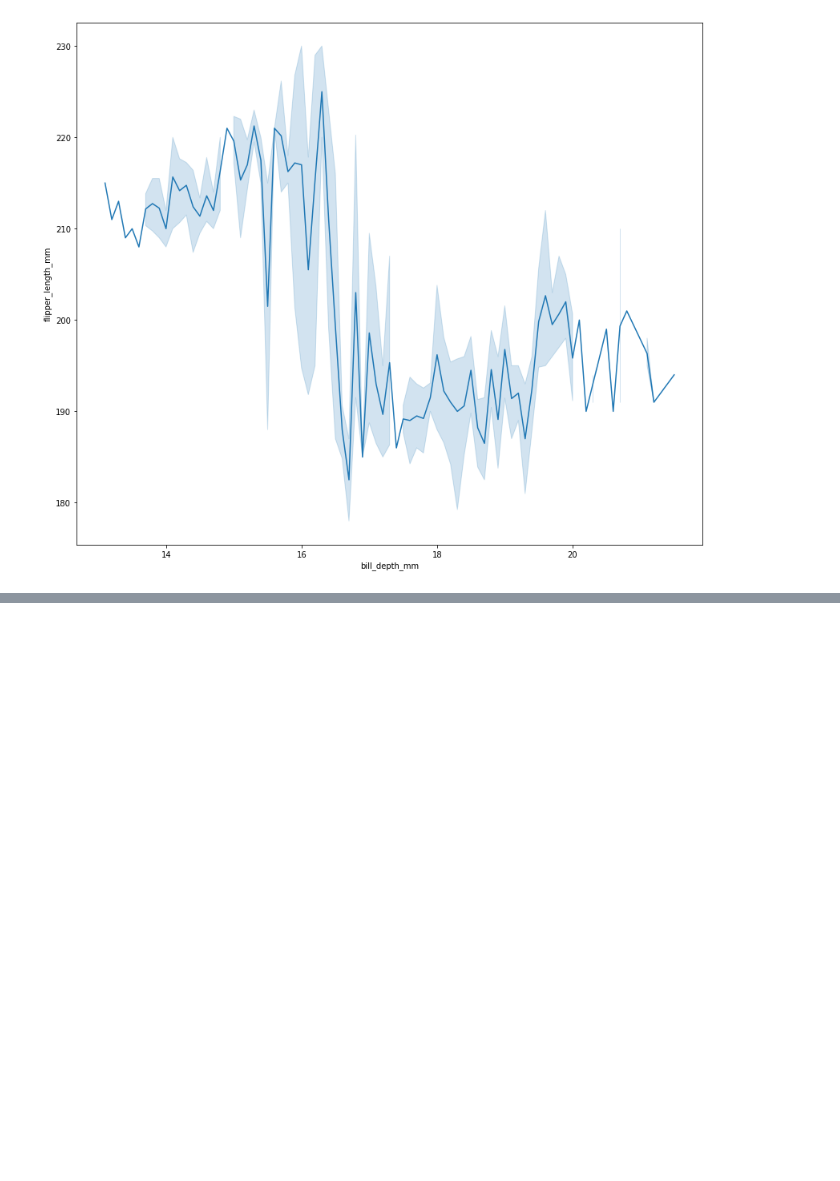
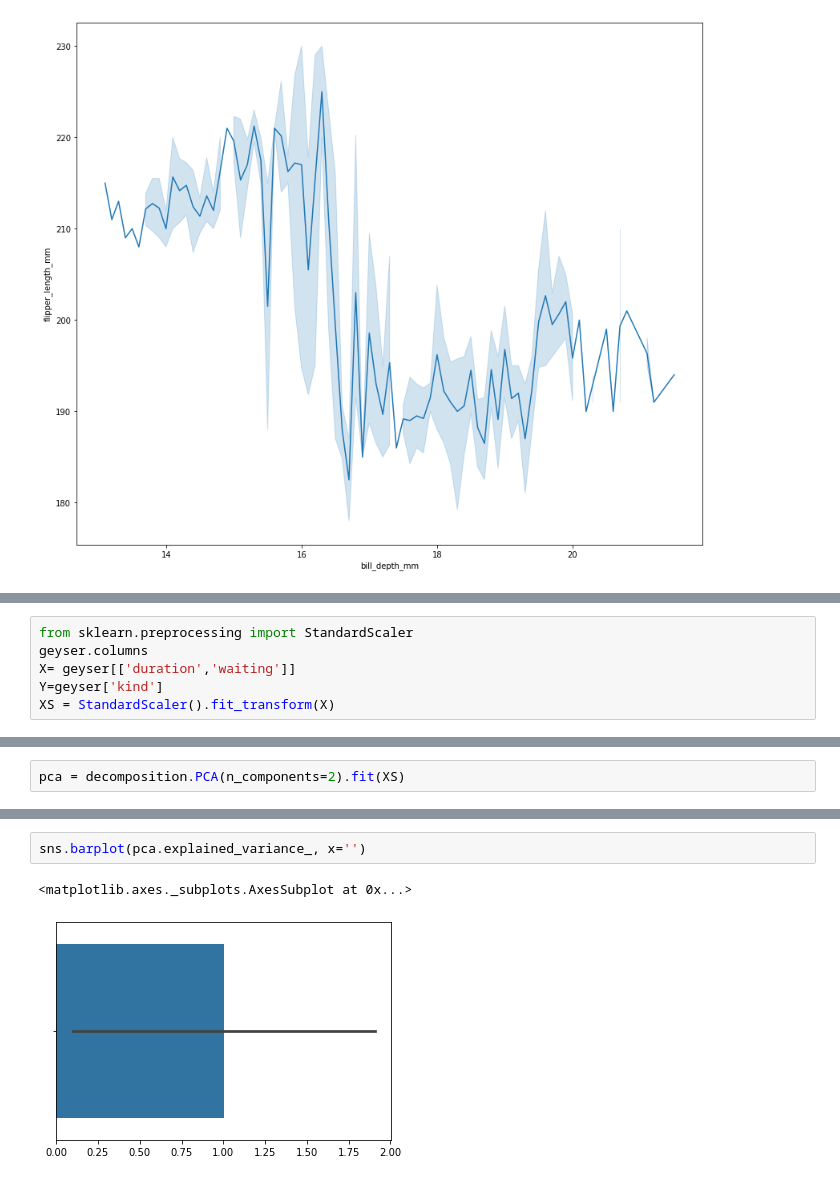
Before and after one commit to mKozik7/Data_Analytics, a Jupyter notebook: task1.ipynb, the cells around one changed output, grey strips where cells are left out. Saved outputs shown, nothing was run; the diff lists cells and outputs as text; blank space fills up the shorter version.

```diff
--- a/task1.ipynb
+++ b/task1.ipynb
@@ -41,0 +109,6 @@ Text(0.5, 1.0, '')
+# %%
+from sklearn.preprocessing import StandardScaler
+geyser.columns
+X= geyser[['duration','waiting']]
+Y=geyser['kind']
+XS = StandardScaler().fit_transform(X)
@@ -41,0 +122,2 @@ Text(0.5, 1.0, '')
+# %%
+pca = decomposition.PCA(n_components=2).fit(XS)
@@ -41,0 +135,5 @@ Text(0.5, 1.0, '')
+# %%
+sns.barplot(pca.explained_variance_, x='')
+# %% [output]
+<matplotlib.axes._subplots.AxesSubplot at 0x...>
+[figure, added]
```
Also changed, not shown: parts of 17 cells of this notebook.
